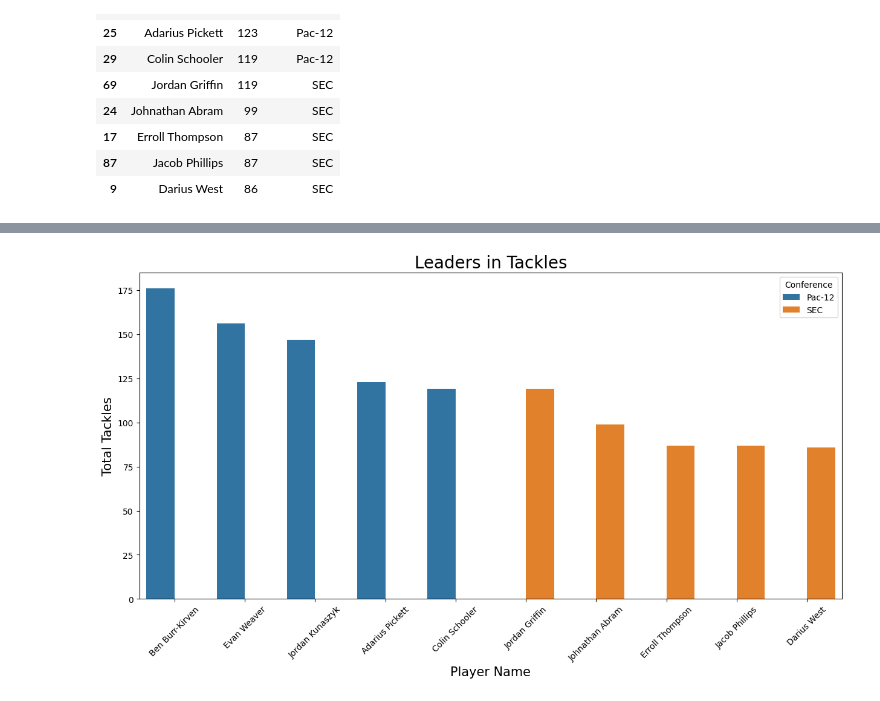
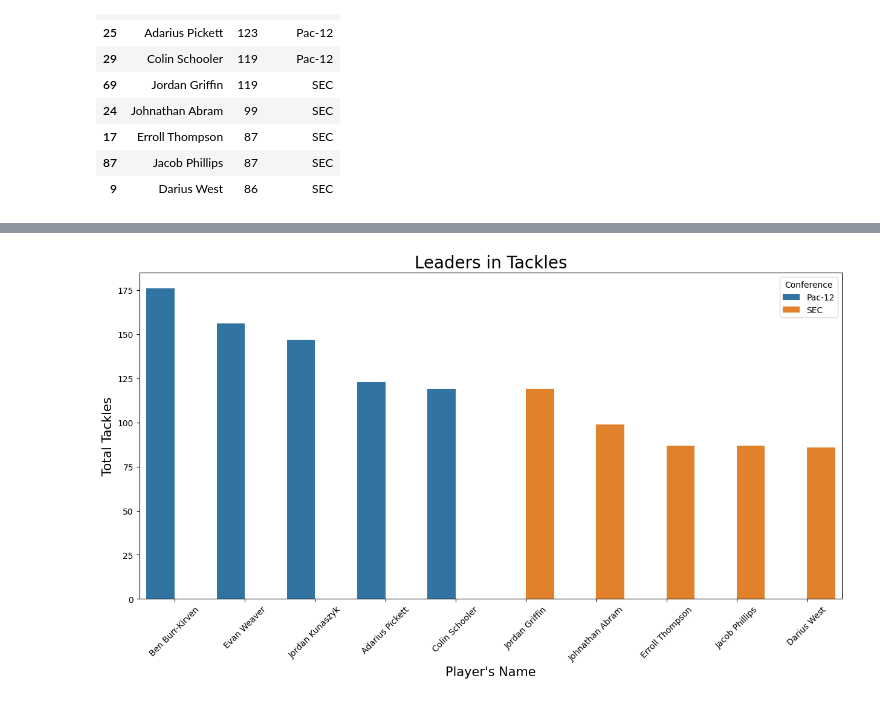
Before and after one commit to blwishom/cognixia, a Jupyter notebook: Practice/cfb_pac12.ipynb, the cells around one changed output, grey strips where cells are left out. Cells and saved outputs as stored; diff of their text form; code cells hidden in the pictures.

```diff
--- a/Practice/cfb_pac12.ipynb
+++ b/Practice/cfb_pac12.ipynb
@@ -93,7 +126,7 @@ sec_most_tackles
 # %%
-defenses = pd.concat([pac_12_most_tackles, sec_most_tackles])
-pac_sec = defenses.groupby(['Tot'], group_keys=False).apply(lambda tackles: tackles)
-pac_sec
+defense_tackles = pd.concat([pac_12_most_tackles, sec_most_tackles])
+pac_sec_tackles = defenses.groupby(['Tot'], group_keys=False).apply(lambda tackles: tackles)
+pac_sec_tackles
 # %% [output]
 |  | Player | Tot | Conference |
 | 22 | Ben Burr-Kirven | 176 | Pac-12 |
@@ -109,10 +158,10 @@ pac_sec
 # %%
 ax = sns.barplot(data=defenses , x='Player', y='Tot', hue='Conference')
 ax.figure.set_size_inches(15, 7)
 plt.title('Leaders in Tackles', size=20)
 plt.xticks(rotation=45)
-plt.xlabel('Player Name', size=15)
+plt.xlabel('Player\'s Name', size=15)
 plt.ylabel('Total Tackles', size=15)
 plt.show()
 # %% [output]
-[figure, old version]
+[figure, new version]
```
Also changed, not shown: parts of 5 cells of this notebook.
